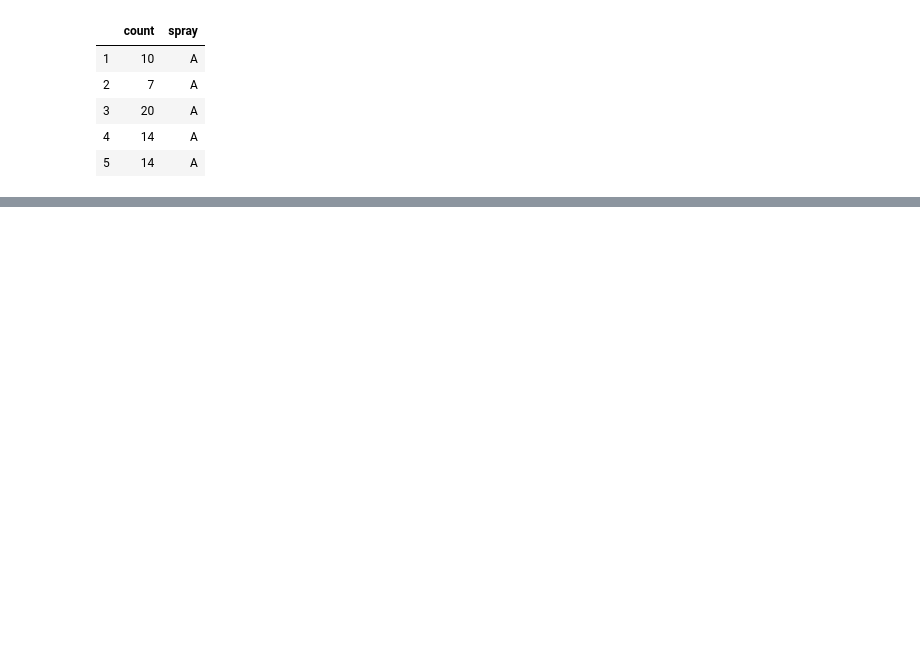
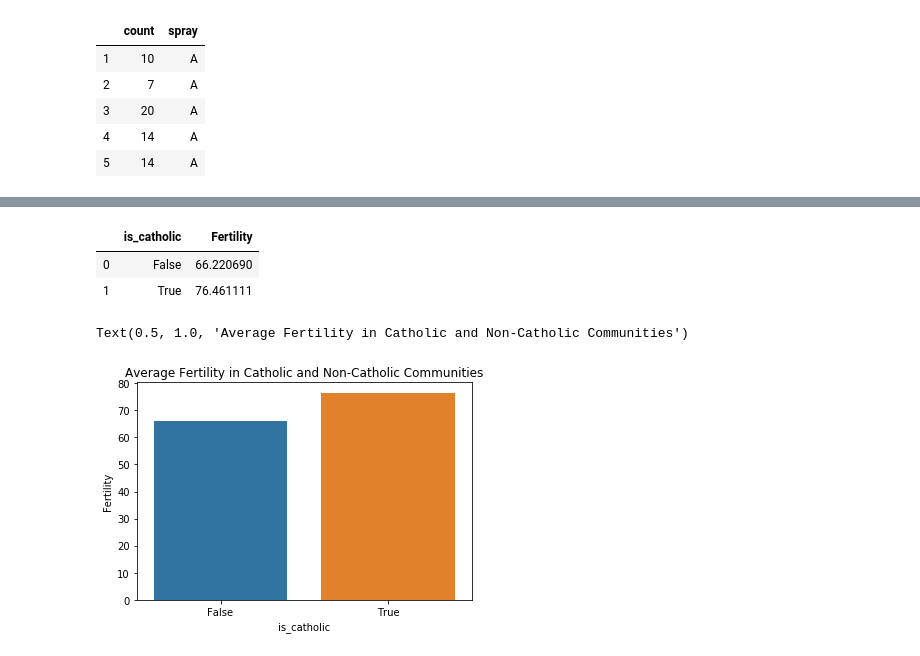
Before and after one commit to Johndsalas/coding_practice, a Jupyter notebook: seaborn_exersize.ipynb, the cells around one changed output, grey strips where cells are left out. Drawn from its saved outputs; the diff is of its cells as text; code cells hidden in the pictures; blank space fills up the shorter version.

```diff
--- a/seaborn_exersize.ipynb
+++ b/seaborn_exersize.ipynb
@@ -117,0 +147,14 @@ Text(0.5, 1.0, 'Count of Sprays')
+# %%
+swiss = swiss.groupby('is_catholic')[['Fertility']].mean().reset_index()
+
+swiss.head()
+# %% [output]
+|  | is_catholic | Fertility |
+| 0 | False | 66.220690 |
+| 1 | True | 76.461111 |
+# %%
+sns.barplot(data=swiss,x='is_catholic',y='Fertility')
+plt.title("Average Fertility in Catholic and Non-Catholic Communities")
+# %% [output]
+Text(0.5, 1.0, 'Average Fertility in Catholic and Non-Catholic Communities')
+[figure, added]
```
Also changed, not shown: parts of 9 cells of this notebook.
